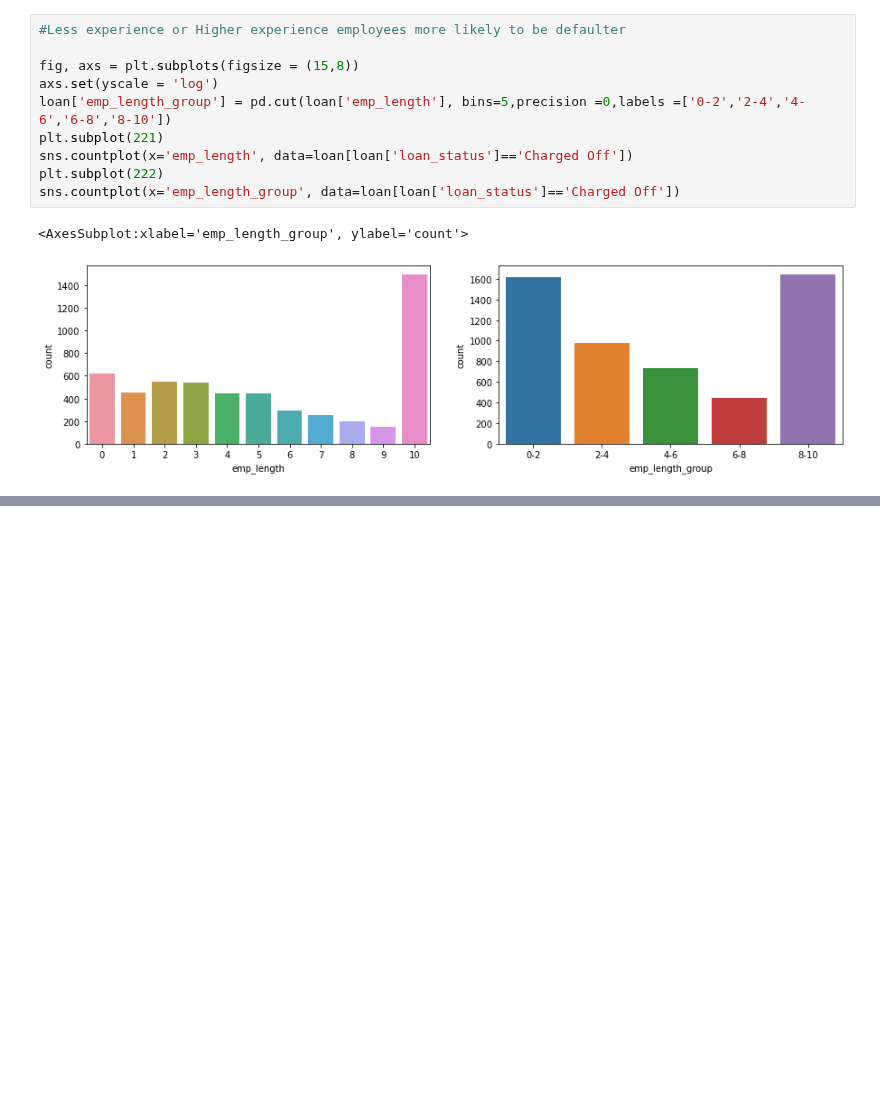
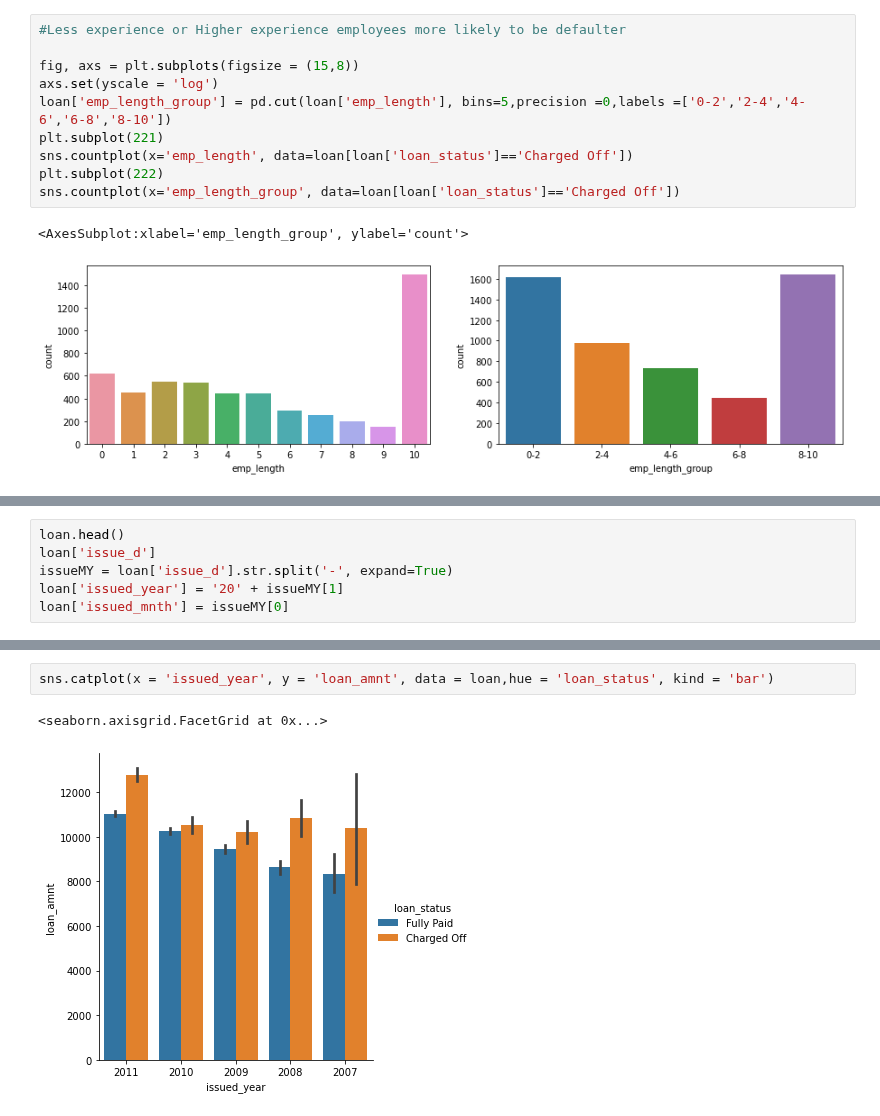
Before and after one commit to sateeshkumarj/Leanding_Club, a Jupyter notebook: leanding_club.ipynb, the cells around one changed output, grey strips where cells are left out. Drawn from its saved outputs; the diff is of its cells as text; blank space fills up the shorter version.

```diff
--- a/leanding_club.ipynb
+++ b/leanding_club.ipynb
@@ -322,0 +287,6 @@ loan.groupby(['term','loan_status'])['loan_status'].count().plot(legend=True)
+# %%
+loan.head()
+loan['issue_d']
+issueMY = loan['issue_d'].str.split('-', expand=True)
+loan['issued_year'] = '20' + issueMY[1]
+loan['issued_mnth'] = issueMY[0]
@@ -322,0 +305,5 @@ loan.groupby(['term','loan_status'])['loan_status'].count().plot(legend=True)
+# %%
+sns.catplot(x = 'issued_year', y = 'loan_amnt', data = loan,hue = 'loan_status', kind = 'bar')
+# %% [output]
+<seaborn.axisgrid.FacetGrid at 0x...>
+[figure, added]
```
Also changed, not shown: parts of 9 cells of this notebook, 1 other file.
